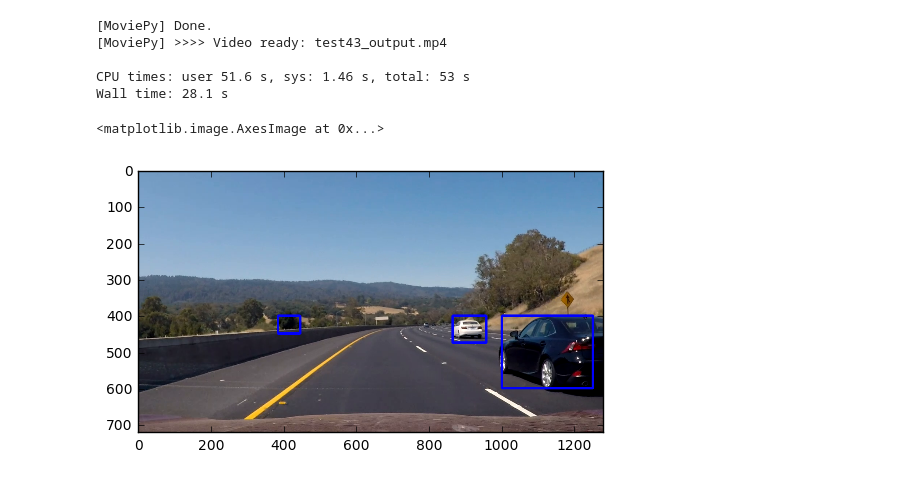
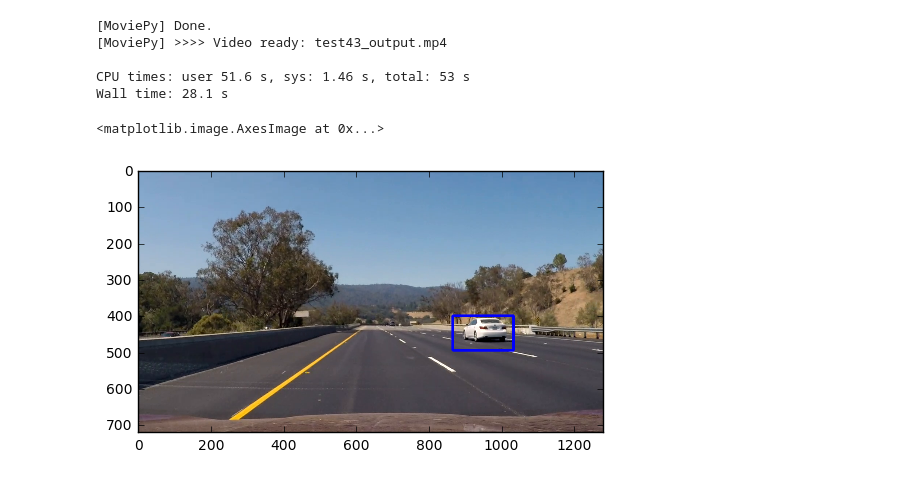
Before and after one commit to sirpsycho85/CarND-Vehicle-Detection, a Jupyter notebook: Scratch.ipynb, the cells around one changed output. Drawn from its saved outputs; the diff is of its cells as text; code cells hidden in the pictures.

```diff
--- a/Scratch.ipynb
+++ b/Scratch.ipynb
@@ -779,14 +779,14 @@ process_movie(fname,output_fname)
 CPU times: user 51.6 s, sys: 1.46 s, total: 53 s
 Wall time: 28.1 s
 # %%
-pipeline = Pipeline(xy_windows = [(50,50),(75,75),(100,100),(125,125),(150,150),(200,200)],
+pipeline = Pipeline(xy_windows = [(72,72),(96,96),(128,128),(160,160),(196,196)],
                         xy_overlap=(0.75, 0.75),
                         heat_frames=5,
                         heat_threshold=0.5)
 clip0 = VideoFileClip('project_video.mp4')
-image = clip0.get_frame(29*25/25)
+image = clip0.get_frame(20*25/25)
 result = pipeline.process_frame(image)
 plt.imshow(result)
 # %% [output]
 <matplotlib.image.AxesImage at 0x...>
-[figure, old version]
+[figure, new version]
```
Also changed, not shown: parts of 3 cells of this notebook, 6 other files.
